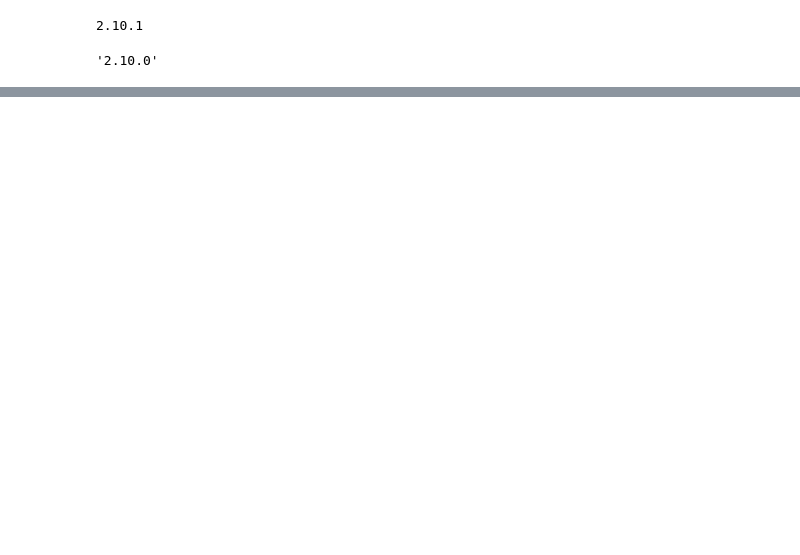
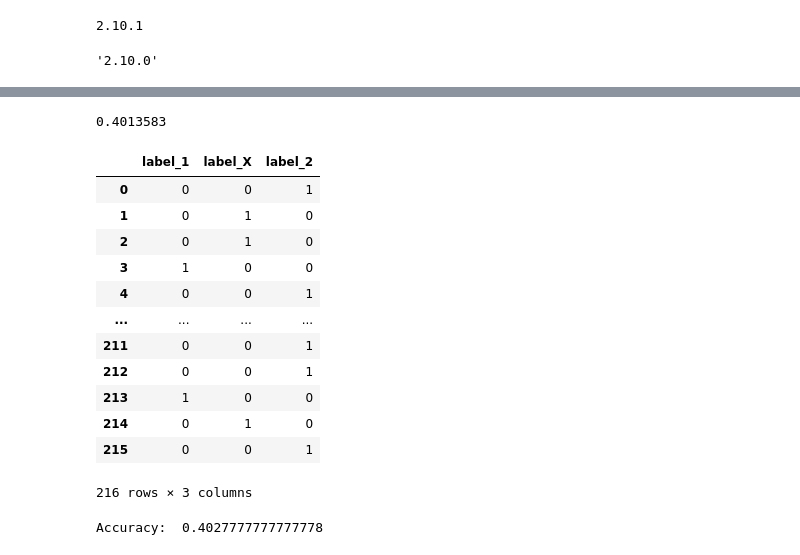
Before and after one commit to marcberg/FPL_predictions, a Jupyter notebook: test_deep_learning.ipynb, the cells around one changed output, grey strips where cells are left out. Saved outputs shown, nothing was run; the diff lists cells and outputs as text; code cells hidden in the pictures; blank space fills up the shorter version.

Commit message:
Calculate overall accuracy on validation

```diff
--- a/test_deep_learning.ipynb
+++ b/test_deep_learning.ipynb
@@ -17,9 +17,11 @@ keras.__version__
 # %% [output]
 '2.10.0'
 # %%
-train_df=pd.read_csv('artifacts/train.csv')
-test_df=pd.read_csv('artifacts/test.csv')
-val_df=pd.read_csv('artifacts/validation.csv')
+dont_use_feature = ["season_start_year","GW","id","team_h","team_a","train_score","home","away","kickoff_year","kickoff_month","kickoff_date"]
+
+train_df=pd.read_csv('artifacts/train.csv').drop(dont_use_feature,axis=1)
+test_df=pd.read_csv('artifacts/test.csv').drop(dont_use_feature,axis=1)
+val_df=pd.read_csv('artifacts/validation.csv').drop(dont_use_feature,axis=1)
 # %%
 train_df
 # %% [output]
@@ -107,0 +141,29 @@ Validation Predictions:
+# %%
+max(result[0])
+# %% [output]
+0.4013583
+# %%
+y_val
+# %% [output]
+|  | label_1 | label_X | label_2 |
+| 0 | 0 | 0 | 1 |
+| 1 | 0 | 1 | 0 |
+| 2 | 0 | 1 | 0 |
+| 3 | 1 | 0 | 0 |
+| 4 | 0 | 0 | 1 |
+| ... | ... | ... | ... |
+| 211 | 0 | 0 | 1 |
+| 212 | 0 | 0 | 1 |
+| 213 | 1 | 0 | 0 |
+| 214 | 0 | 1 | 0 |
+| 215 | 0 | 0 | 1 |
+216 rows × 3 columns
+# %%
+c = 0
+for i in range(0, y_val.shape[0]):
+    r = np.where(result[i][0] == max(result[i]), "1", np.where(result[i][2] == max(result[2]), "2", "X"))
+    c = c + np.where(((r == "1") & (y_val["label_1"][i] == 1)) | ((r == "X") & (y_val["label_X"][i] == 1)) | ((r == "2") & (y_val["label_2"][i] == 1)), 1, 0)
+
+print("Accuracy: ", c / y_val.shape[0])
+# %% [output]
+Accuracy:  0.4027777777777778
```
Also changed, not shown: parts of 4 cells of this notebook, 1 other file.
